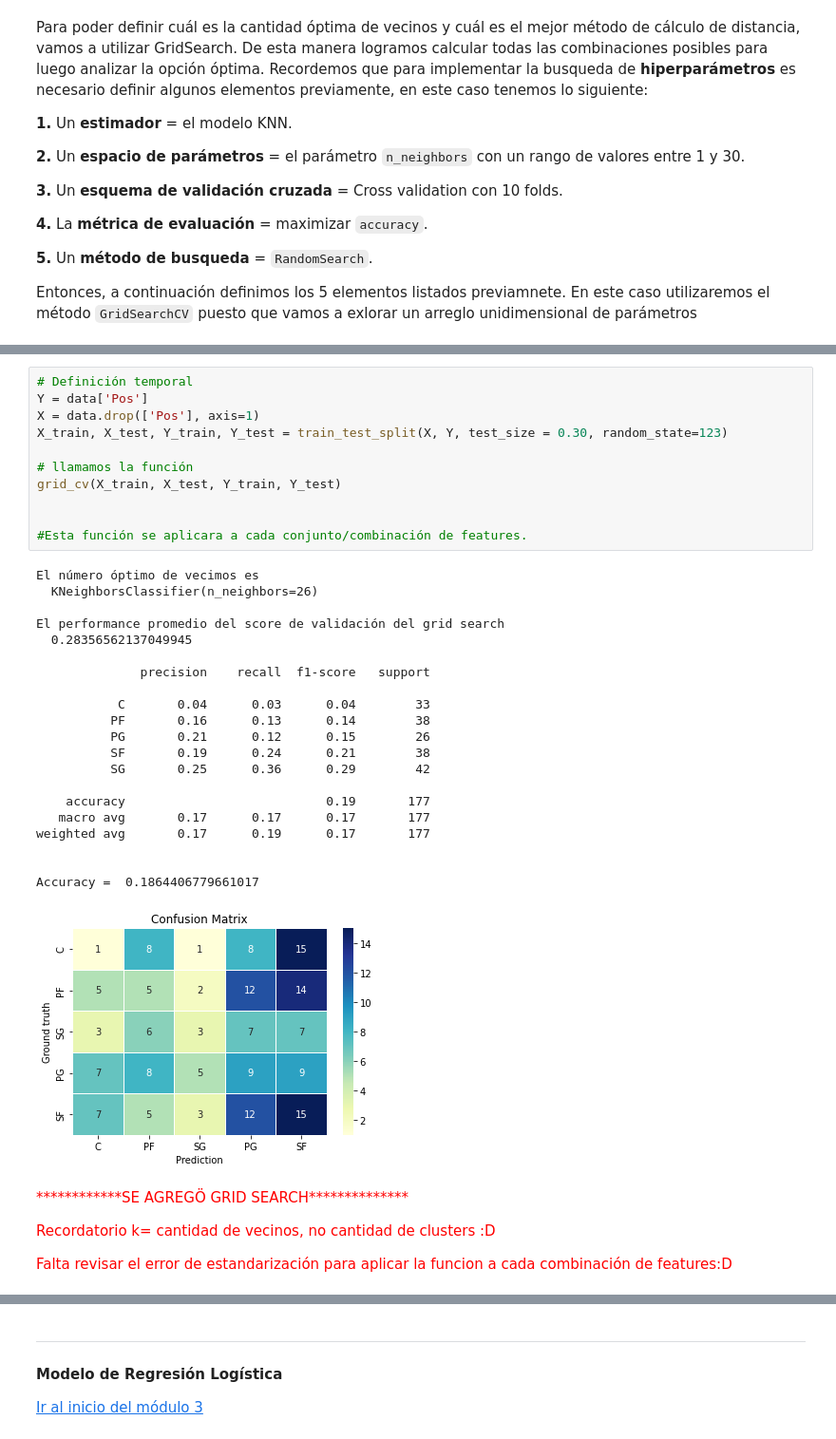
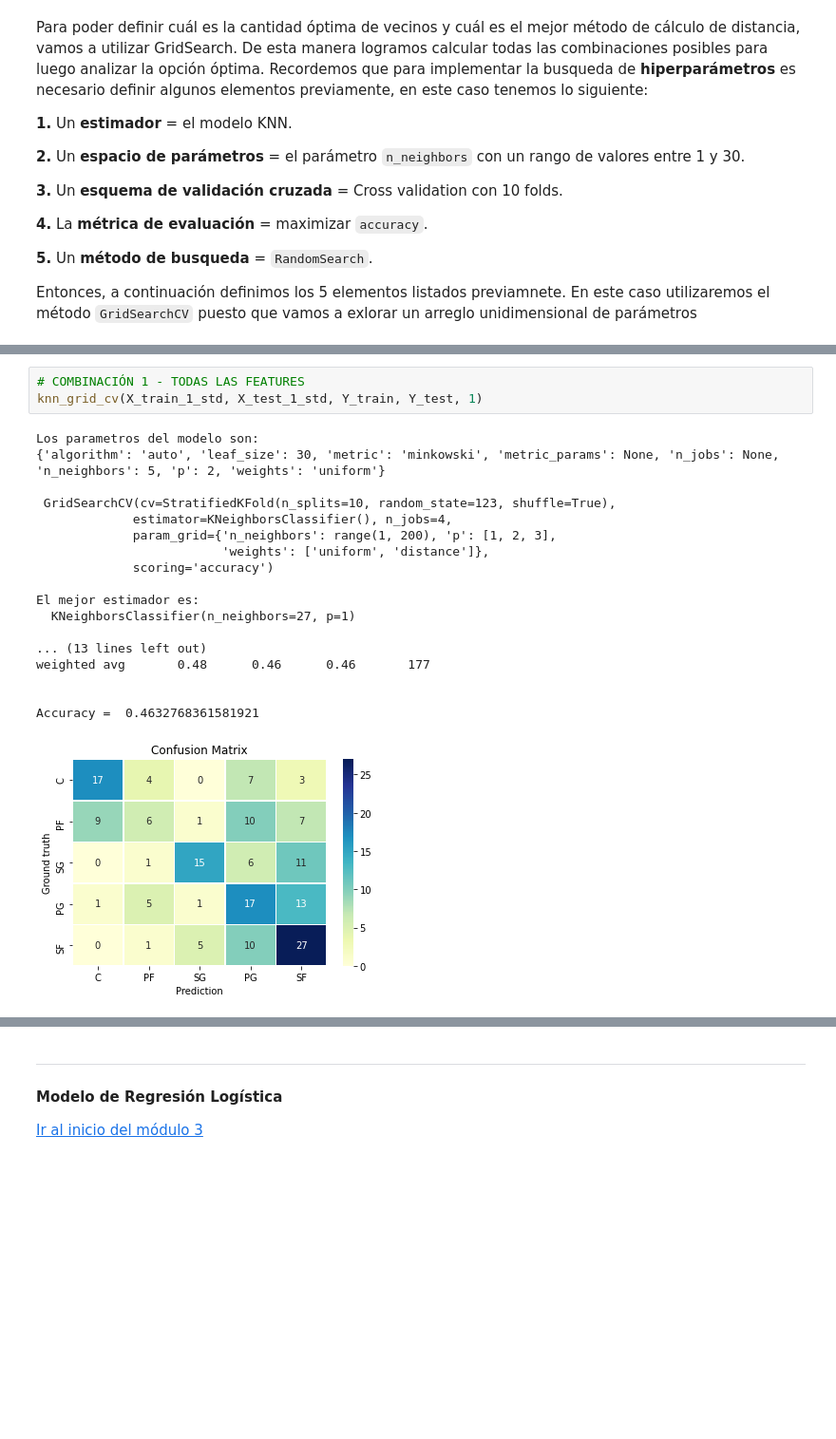
Before and after one commit to AlexandraBinder/Digital-House-Data-Science-TP3, a Jupyter notebook: Desafio_03.ipynb, the cells around one changed output, grey strips where cells are left out. Shown at 95% size. Drawn from its saved outputs; the diff is of its cells as text; blank space fills up the shorter version.

```diff
--- a/Desafio_03.ipynb
+++ b/Desafio_03.ipynb
@@ -590,38 +592,22 @@ def grid_cv (X_train, X_test, Y_train, Y_test):
-# %%
-# Definición temporal
-Y = data['Pos']
-X = data.drop(['Pos'], axis=1)
-X_train, X_test, Y_train, Y_test = train_test_split(X, Y, test_size = 0.30, random_state=123)
-
-# llamamos la función
-grid_cv(X_train, X_test, Y_train, Y_test)
-
-
-#Esta función se aplicara a cada conjunto/combinación de features.
-# %% [output]
-El número óptimo de vecimos es
-  KNeighborsClassifier(n_neighbors=26)
-
-El performance promedio del score de validación del grid search
-  0.28356562137049945
-
-              precision    recall  f1-score   support
-
-           C       0.04      0.03      0.04        33
-          PF       0.16      0.13      0.14        38
-          PG       0.21      0.12      0.15        26
-          SF       0.19      0.24      0.21        38
-          SG       0.25      0.36      0.29        42
-
-    accuracy                           0.19       177
-   macro avg       0.17      0.17      0.17       177
-weighted avg       0.17      0.19      0.17       177
-
-
-Accuracy =  0.1864406779661017
-[figure, removed]
-# %% [markdown]
-<p style='color: red;'> ************SE AGREGÖ GRID SEARCH**************</p>
-<p style='color: red;'> Recordatorio k= cantidad de vecinos, no cantidad de clusters :D</p>
-
-<p style='color: red;'> Falta revisar el error de estandarización para aplicar la funcion a cada combinación de features:D</p>
+# %%
+# COMBINACIÓN 1 - TODAS LAS FEATURES
+knn_grid_cv(X_train_1_std, X_test_1_std, Y_train, Y_test, 1)
+# %% [output]
+Los parametros del modelo son:
+{'algorithm': 'auto', 'leaf_size': 30, 'metric': 'minkowski', 'metric_params': None, 'n_jobs': None, 'n_neighbors': 5, 'p': 2, 'weights': 'uniform'}
+
+ GridSearchCV(cv=StratifiedKFold(n_splits=10, random_state=123, shuffle=True),
+             estimator=KNeighborsClassifier(), n_jobs=4,
+             param_grid={'n_neighbors': range(1, 200), 'p': [1, 2, 3],
+                         'weights': ['uniform', 'distance']},
+             scoring='accuracy')
+
+El mejor estimador es:
+  KNeighborsClassifier(n_neighbors=27, p=1)
+
+... (13 lines left out)
+weighted avg       0.48      0.46      0.46       177
+
+
+Accuracy =  0.4632768361581921
+[figure, added]
```
Also changed, not shown: parts of 33 cells of this notebook.
